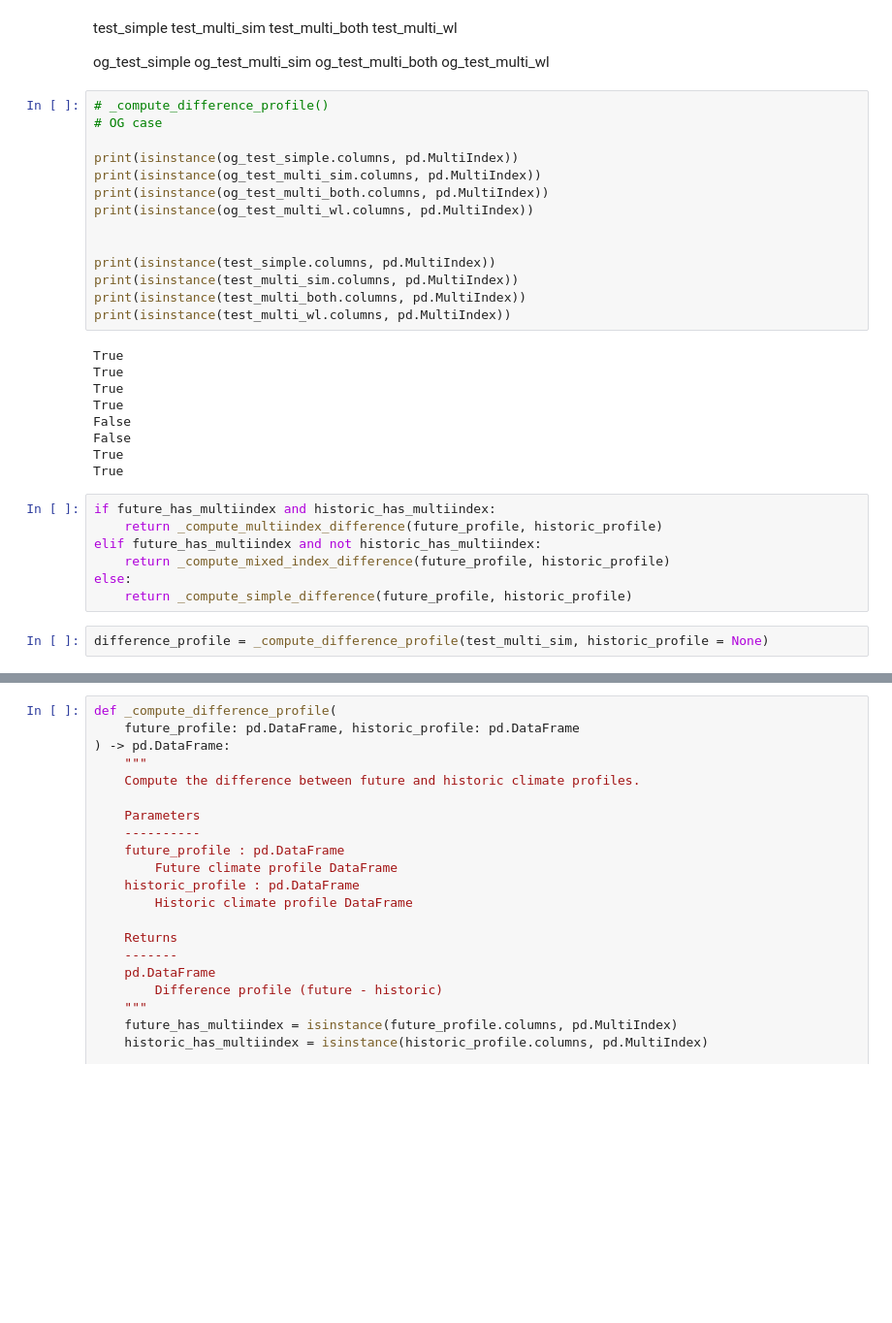
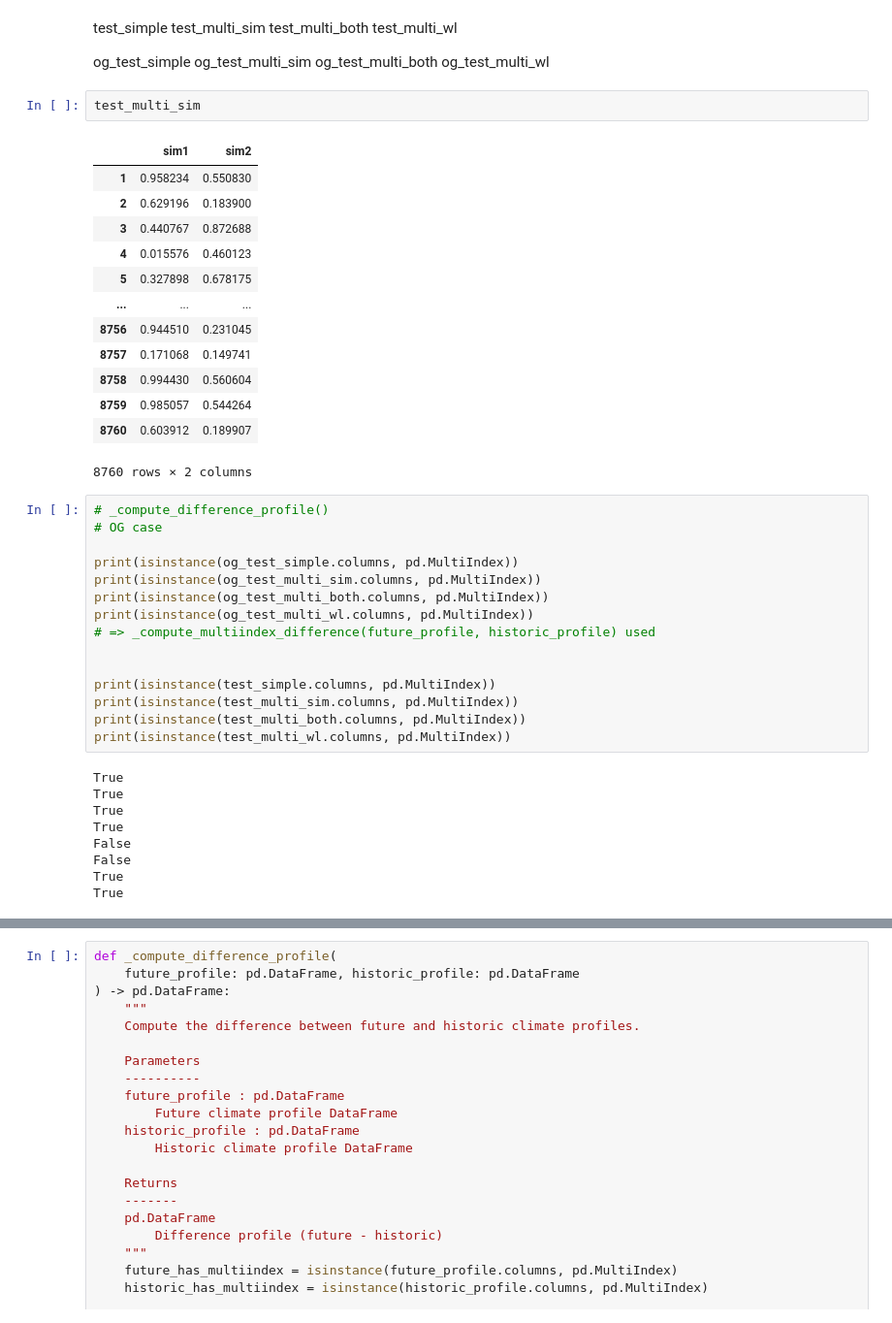
Before and after one commit to cal-adapt/climakitae, a Jupyter notebook: DEV_sy_export.ipynb, the cells around one changed output, grey strips where cells are left out. Shown at 97% size. Cells and saved outputs as stored; diff of their text form; blank space fills up the shorter version.

```diff
--- a/DEV_sy_export.ipynb
+++ b/DEV_sy_export.ipynb
@@ -756,6 +757,22 @@ og_test_simple
 og_test_multi_sim
 og_test_multi_both
 og_test_multi_wl
+# %%
+test_multi_sim
+# %% [output]
+|  | sim1 | sim2 |
+| 1 | 0.958234 | 0.550830 |
+| 2 | 0.629196 | 0.183900 |
+| 3 | 0.440767 | 0.872688 |
+| 4 | 0.015576 | 0.460123 |
+| 5 | 0.327898 | 0.678175 |
+| ... | ... | ... |
+| 8756 | 0.944510 | 0.231045 |
+| 8757 | 0.171068 | 0.149741 |
+| 8758 | 0.994430 | 0.560604 |
+| 8759 | 0.985057 | 0.544264 |
+| 8760 | 0.603912 | 0.189907 |
+8760 rows × 2 columns
 # %%
 # _compute_difference_profile()
 # OG case
@@ -764,6 +781,7 @@ print(isinstance(og_test_simple.columns, pd.MultiIndex))
 print(isinstance(og_test_multi_sim.columns, pd.MultiIndex))
 print(isinstance(og_test_multi_both.columns, pd.MultiIndex))
 print(isinstance(og_test_multi_wl.columns, pd.MultiIndex))
+# => _compute_multiindex_difference(future_profile, historic_profile) used
 
 
 print(isinstance(test_simple.columns, pd.MultiIndex))
@@ -779,13 +797,4 @@ False
 False
 True
 True
-# %%
-if future_has_multiindex and historic_has_multiindex:
-    return _compute_multiindex_difference(future_profile, historic_profile)
-elif future_has_multiindex and not historic_has_multiindex:
-    return _compute_mixed_index_difference(future_profile, historic_profile)
-else:
-    return _compute_simple_difference(future_profile, historic_profile)
-# %%
-difference_profile = _compute_difference_profile(test_multi_sim, historic_profile = None)
 # %%
```
Also changed, not shown: parts of 10 cells of this notebook.
